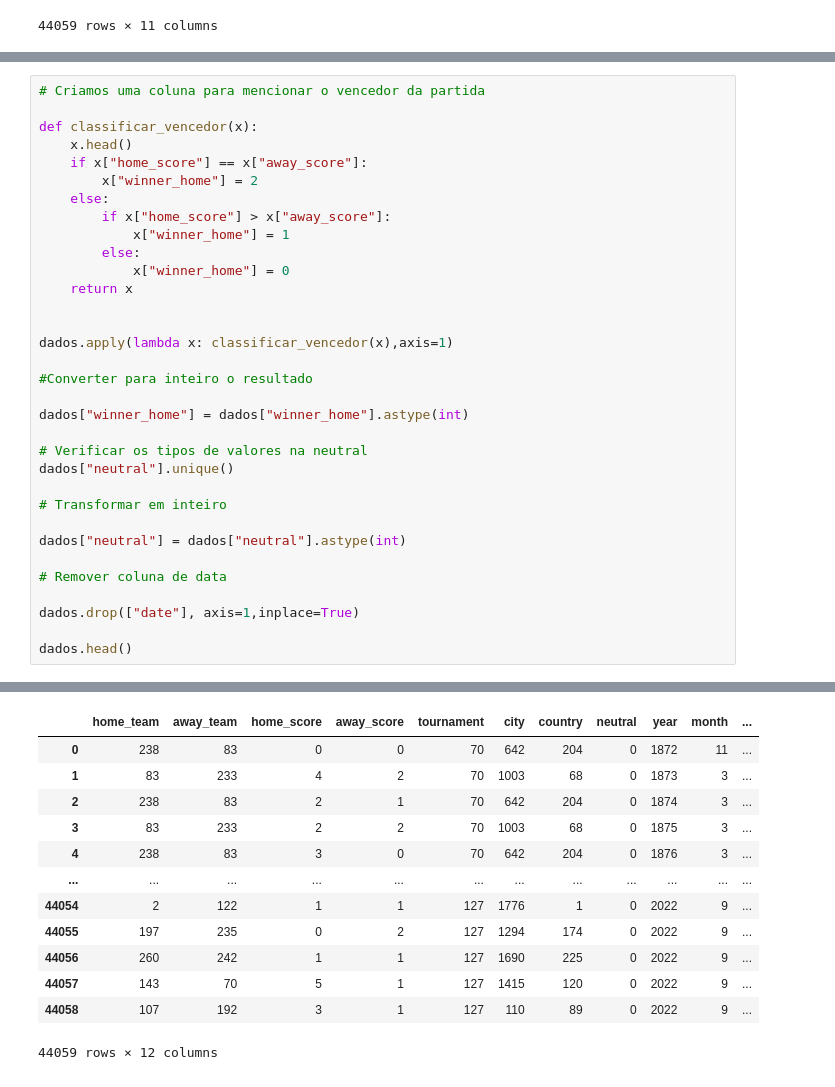
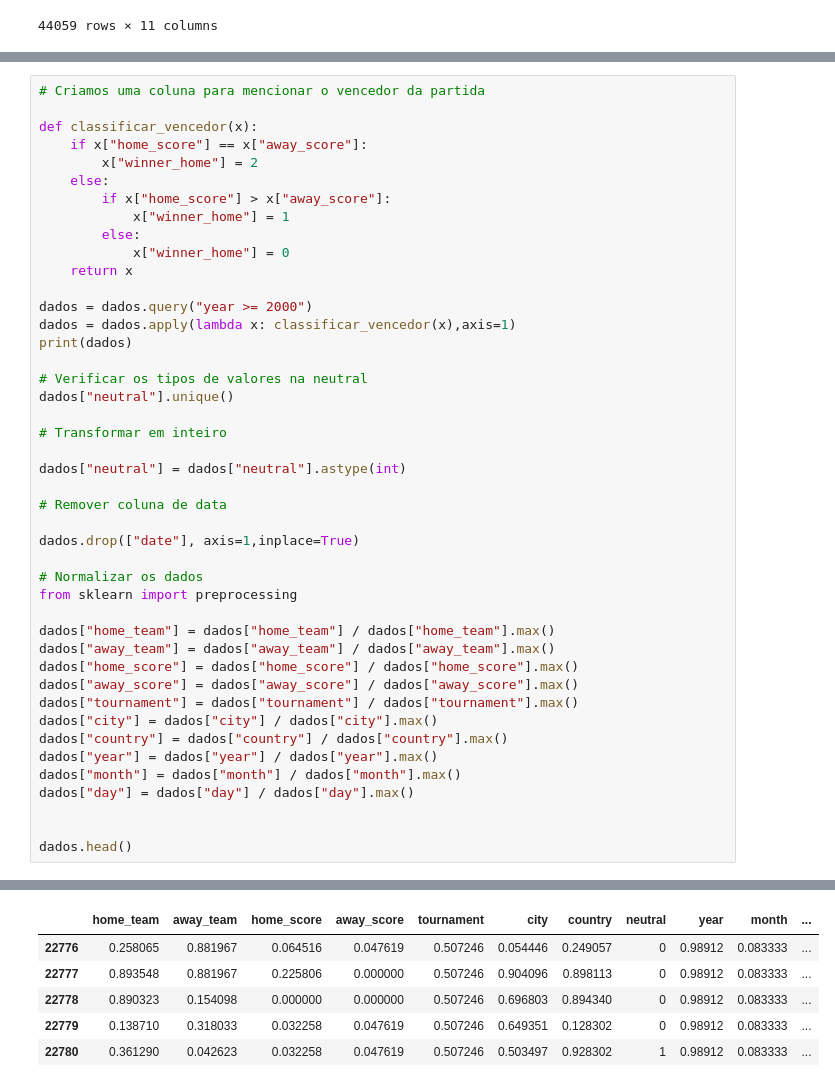
Before and after one commit to xxbielxd/Machine_Learning_Final, a Jupyter notebook: Machine_Learning_Final.ipynb, the cells around one changed output, grey strips where cells are left out. Saved outputs shown, nothing was run; the diff lists cells and outputs as text.

```diff
--- a/Machine_Learning_Final.ipynb
+++ b/Machine_Learning_Final.ipynb
@@ -165,7 +165,6 @@ dados.head()
 # Criamos uma coluna para mencionar o vencedor da partida
 
 def classificar_vencedor(x):
-    x.head()
     if x["home_score"] == x["away_score"]:
         x["winner_home"] = 2
     else:
@@ -175,12 +174,9 @@ def classificar_vencedor(x):
             x["winner_home"] = 0
     return x
 
-
-dados.apply(lambda x: classificar_vencedor(x),axis=1)
-
-#Converter para inteiro o resultado
-
-dados["winner_home"] = dados["winner_home"].astype(int)
+dados = dados.query("year >= 2000")
+dados = dados.apply(lambda x: classificar_vencedor(x),axis=1)
+print(dados)
 
 # Verificar os tipos de valores na neutral
 dados["neutral"].unique()
@@ -193,5 +189,20 @@ dados["neutral"] = dados["neutral"].astype(int)
 
 dados.drop(["date"], axis=1,inplace=True)
 
+# Normalizar os dados
+from sklearn import preprocessing
+
+dados["home_team"] = dados["home_team"] / dados["home_team"].max()
+dados["away_team"] = dados["away_team"] / dados["away_team"].max()
+dados["home_score"] = dados["home_score"] / dados["home_score"].max()
+dados["away_score"] = dados["away_score"] / dados["away_score"].max()
+dados["tournament"] = dados["tournament"] / dados["tournament"].max()
+dados["city"] = dados["city"] / dados["city"].max()
+dados["country"] = dados["country"] / dados["country"].max()
+dados["year"] = dados["year"] / dados["year"].max()
+dados["month"] = dados["month"] / dados["month"].max()
+dados["day"] = dados["day"] / dados["day"].max()
+
+
 dados.head()
 # %% [output]
@@ -198,13 +226,6 @@ dados.head()
 |  | home_team | away_team | home_score | away_score | tournament | city | country | neutral | year | month | ... |
-| 0 | 238 | 83 | 0 | 0 | 70 | 642 | 204 | 0 | 1872 | 11 | ... |
-| 1 | 83 | 233 | 4 | 2 | 70 | 1003 | 68 | 0 | 1873 | 3 | ... |
-| 2 | 238 | 83 | 2 | 1 | 70 | 642 | 204 | 0 | 1874 | 3 | ... |
-| 3 | 83 | 233 | 2 | 2 | 70 | 1003 | 68 | 0 | 1875 | 3 | ... |
-| 4 | 238 | 83 | 3 | 0 | 70 | 642 | 204 | 0 | 1876 | 3 | ... |
-| ... | ... | ... | ... | ... | ... | ... | ... | ... | ... | ... | ... |
-| 44054 | 2 | 122 | 1 | 1 | 127 | 1776 | 1 | 0 | 2022 | 9 | ... |
-| 44055 | 197 | 235 | 0 | 2 | 127 | 1294 | 174 | 0 | 2022 | 9 | ... |
-| 44056 | 260 | 242 | 1 | 1 | 127 | 1690 | 225 | 0 | 2022 | 9 | ... |
-| 44057 | 143 | 70 | 5 | 1 | 127 | 1415 | 120 | 0 | 2022 | 9 | ... |
-| 44058 | 107 | 192 | 3 | 1 | 127 | 110 | 89 | 0 | 2022 | 9 | ... |
+| 22776 | 0.258065 | 0.881967 | 0.064516 | 0.047619 | 0.507246 | 0.054446 | 0.249057 | 0 | 0.98912 | 0.083333 | ... |
+| 22777 | 0.893548 | 0.881967 | 0.225806 | 0.000000 | 0.507246 | 0.904096 | 0.898113 | 0 | 0.98912 | 0.083333 | ... |
+| 22778 | 0.890323 | 0.154098 | 0.000000 | 0.000000 | 0.507246 | 0.696803 | 0.894340 | 0 | 0.98912 | 0.083333 | ... |
+| 22779 | 0.138710 | 0.318033 | 0.032258 | 0.047619 | 0.507246 | 0.649351 | 0.128302 | 0 | 0.98912 | 0.083333 | ... |
+| 22780 | 0.361290 | 0.042623 | 0.032258 | 0.047619 | 0.507246 | 0.503497 | 0.928302 | 1 | 0.98912 | 0.083333 | ... |
-44059 rows × 12 columns
```
Also changed, not shown: parts of 9 cells of this notebook.
